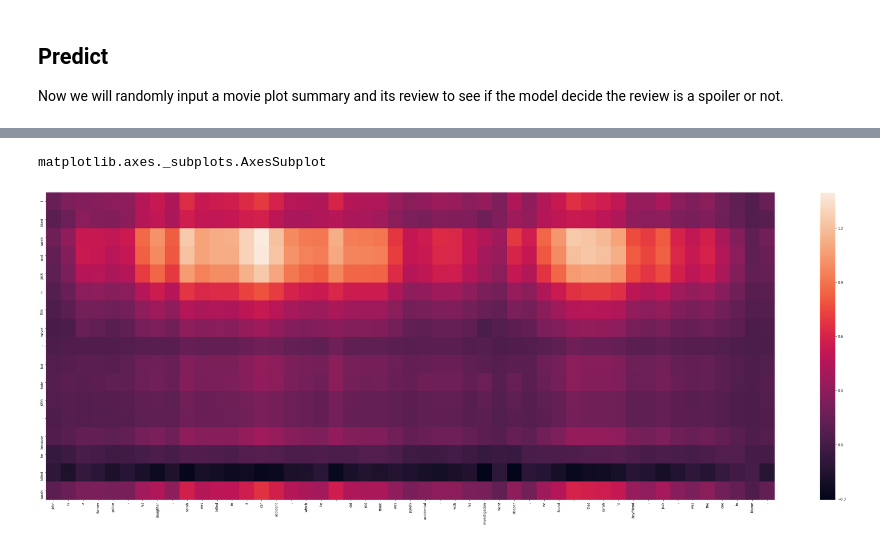
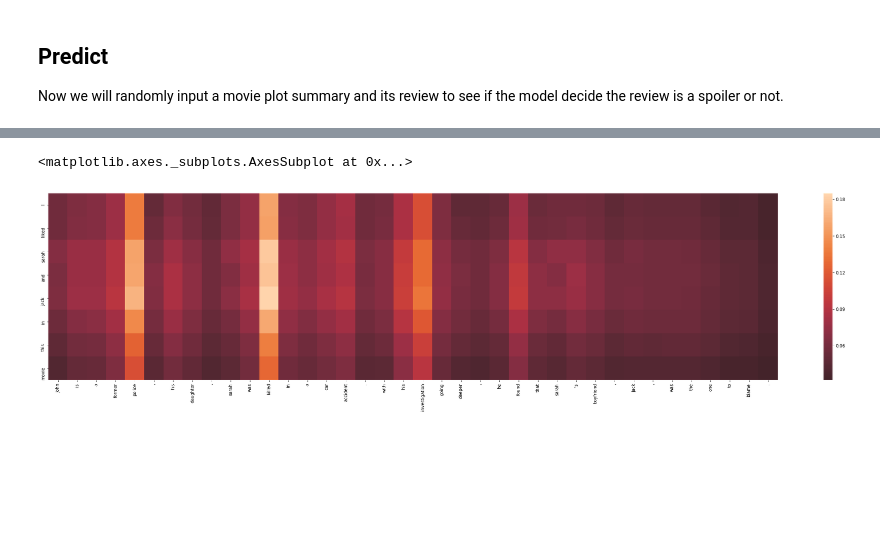
Before and after one commit to zhiming-xu/spoiler-detector, a Jupyter notebook: esim.ipynb, the cells around one changed output, grey strips where cells are left out. Saved outputs shown, nothing was run; the diff lists cells and outputs as text; code cells hidden in the pictures; blank space fills up the shorter version.

```diff
--- a/esim.ipynb
+++ b/esim.ipynb
@@ -294,23 +276,26 @@ class EnhancedSeqInfer(nn.Block):
 
 The resulting `M` is a matrix, and the way to classify this matrix is `flatten`, `mean` or `prune`. Prune is a way of trimming parameters proposed in the original paper and has been implemented here.
 # %%
+test_model = True
 vocab_len = len(vocab)
 emsize = 200    # word embedding size
-nhidden = 512   # lstm hidden_dim
+nhidden = 300   # lstm hidden_dim
 nlayers = 3     # lstm layers
 
 # final fc layer's number of hidden units and predicted number of classes
 nfc = 1024
 nclass = 2
 
-drop_prob = 0.3
+drop_prob = 0.5
 
-ctx = try_gpu()
+ctx = mx.gpu(0)
 
 model = EnhancedSeqInfer(vocab_len, emsize, nhidden, nlayers, nfc, nclass, drop_prob)
 
-model.initialize(init=init.Xavier(), ctx=ctx)
-
+if test_model:
+    model.load_parameters('model/esim-0.79.params', ctx=ctx)
+else:
+    model.initialize(init=init.Xavier(), ctx=ctx)
 # Attach a pre-trained glove word vector to the embedding layer
 model.embedding_layer.weight.set_data(vocab.embedding.idx_to_vec)
 # fixed the embedding layer
@@ -337,7 +322,7 @@ EnhancedSeqInfer(
 )
 # %%
 def calculate_loss(x_left, x_right, y, model, loss, class_weight):
-    pred = model(x_left, x_right)
+    pred, att = model(x_left, x_right)
     y = nd.array(y.asnumpy().astype('int32')).as_in_context(ctx)
     if loss_name == 'sce':
         l = loss(pred, y)
@@ -472,10 +477,8 @@ train_curve, valid_curve
 # %%
-model.load_parameters('model/esim-0.78.params')
+# model.load_parameters('model/esim-0.78.params')
 # %%
-right = 'john is a former police, his daughter, sarah was killed in a car accident, which he \
-        did not think was purely accidental. with his investigation went deeper, he found \
-        that sarah\'s boyfriend, jack, was the one to blame.'
-left = 'I liked sarah and jack in this movie, but hate john, because he killed sarah'
+right = 'john is a former police, his daughter, sarah was killed in a car accident. with his investigation going deeper, he found that sarah\'s boyfriend, jack, was the one to blame.'
+left = 'I liked sarah and jack in this movie'
 left_token = vocab[tokenizer(left)]
 right_token = vocab[tokenizer(right)]
 # %%
@@ -490,9 +492,9 @@ pred
 # %%
 import matplotlib.pyplot as plt
 import seaborn as sns
 vis_att = np.squeeze(att.asnumpy())
 plt.figure(figsize=vis_att.T.shape)
-sns.heatmap(vis_att, xticklabels=tokenizer(right), yticklabels=tokenizer(left), square=False)
+sns.heatmap(vis_att, xticklabels=tokenizer(right), yticklabels=tokenizer(left), center=0.)
 # %% [output]
-matplotlib.axes._subplots.AxesSubplot
+<matplotlib.axes._subplots.AxesSubplot at 0x...>
-[figure, old version]
+[figure, new version]
```
Also changed, not shown: parts of 12 cells of this notebook.
